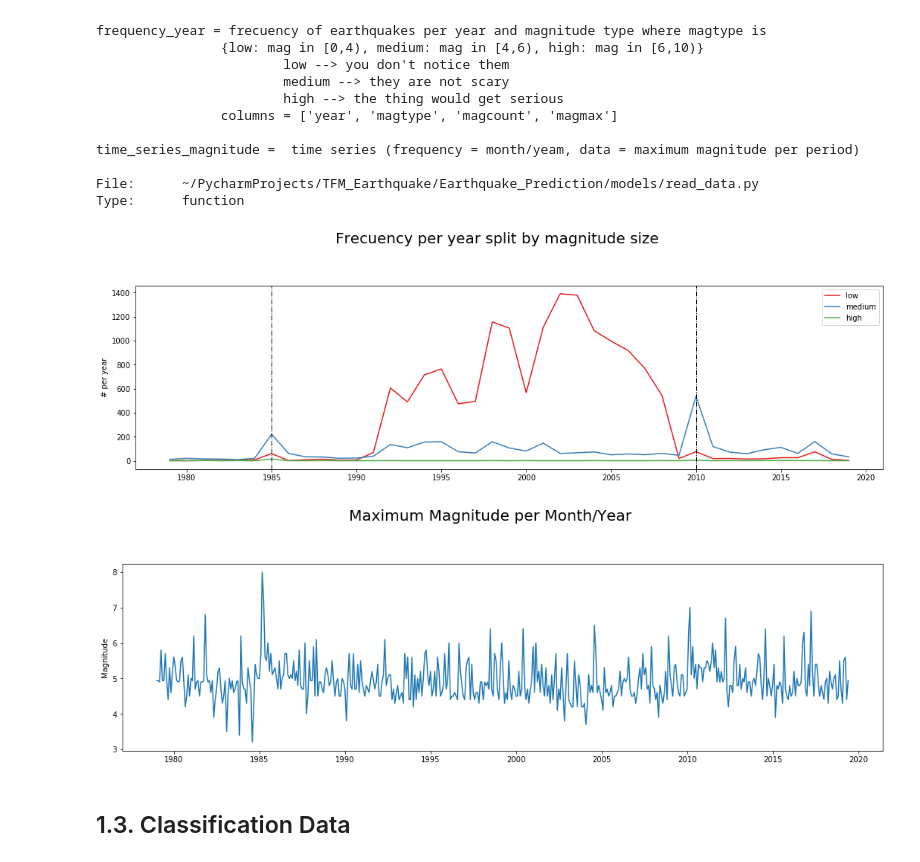
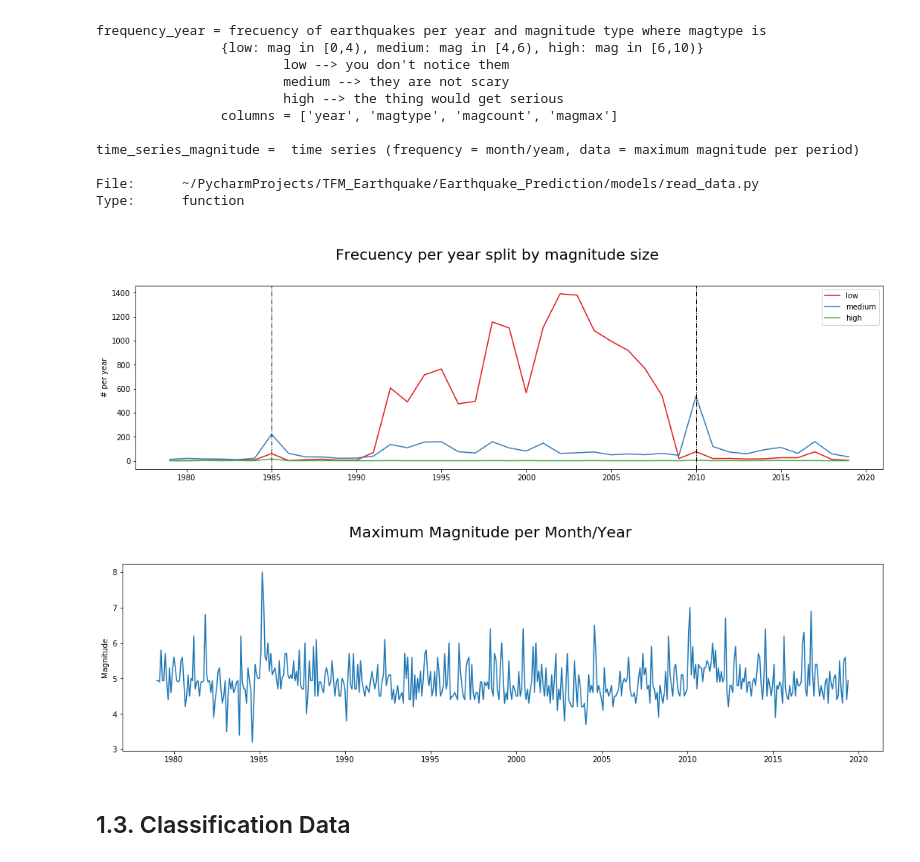
Before and after one commit to HitosVilla/TFM_Earthquake_Prediction, a Jupyter notebook: TFM_Memo.ipynb, the cells around one changed output. Saved outputs shown, nothing was run; the diff lists cells and outputs as text; code cells hidden in the pictures.

Commit message:
Time Series

```diff
--- a/TFM_Memo.ipynb
+++ b/TFM_Memo.ipynb
@@ -144,14 +145,14 @@ Type:      function
 # %%
 frequency_year, mag_ym = read_data.read_data_time_series('./data/')
 # %%
-common.plot_time_series_with_big_earthquakes('Frecuency per year split by magnitude size', '# per year',
+common.plot_time_series_with_big_earthquakes('\nFrecuency per year split by magnitude size', '# per year',
                                      'year',frequency_year,'magcount','magtype',sismos)
 # %% [output]
-[figure, old version]
+[figure, new version]
 # %%
-common.plot(mag_ym.index, mag_ym['mag'], 'Magnitude', 'Maximum Magnitude per Month/Year')
+common.plot(mag_ym.index, mag_ym['mag'], 'Magnitude', '\nMaximum Magnitude per Month/Year')
 # %% [output]
-[figure, old version]
+[figure, new version]
 # %% [markdown]
 ## 1.3. Classification Data
 # %%
```
Also changed, not shown: parts of 16 cells of this notebook.
